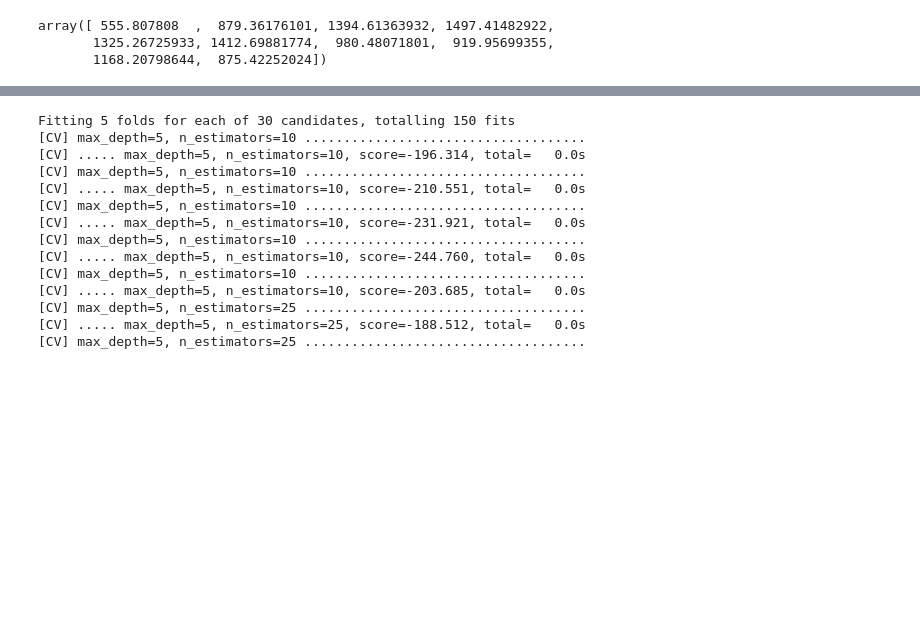
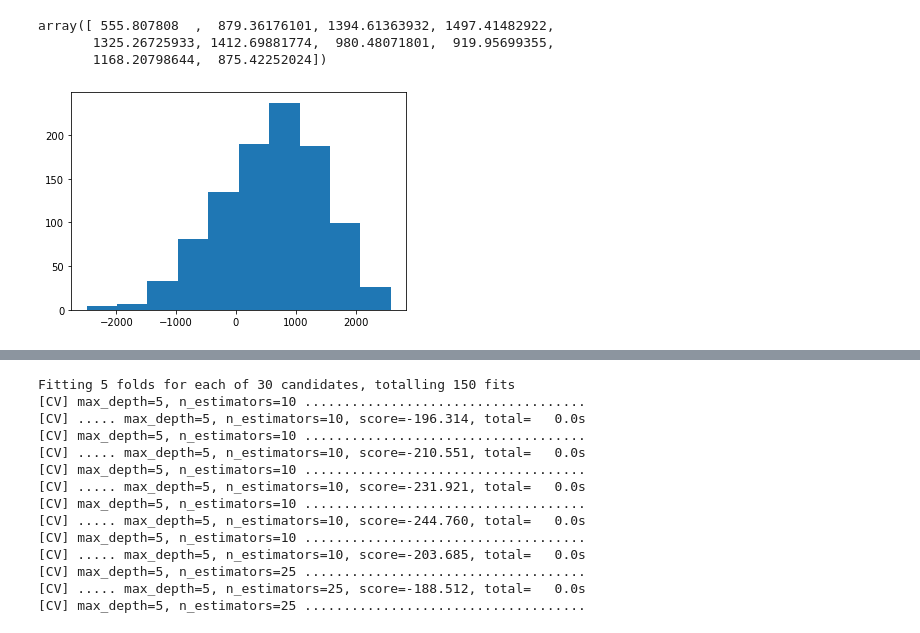
Before and after one commit to PGEHackathon/High-Risk-Low-Return, a Jupyter notebook: ML_scratchPaper.ipynb, the cells around one changed output, grey strips where cells are left out. Drawn from its saved outputs; the diff is of its cells as text; code cells hidden in the pictures; blank space fills up the shorter version.

```diff
--- a/ML_scratchPaper.ipynb
+++ b/ML_scratchPaper.ipynb
@@ -664,8 +651,12 @@ X_test = df_agg_preProducer.copy()
 X.drop(X.columns[np.where(rfecv.support_ == False)[0]], axis=1, inplace=True)
 X_test.drop(X_test.columns[np.where(rfecv.support_ == False)[0]], axis=1, inplace=True)
 
-linearReg = LinearRegression()
+linearReg = LinearRegression(normalize=True)
 print(cross_val_score(linearReg, X, df_agg_merge_producer_target, scoring='neg_mean_absolute_error').mean())
+
+#from sklearn.model_selection import train_test_split
+#X_train, X_test, y_train, y_test = train_test_split(X, df_agg_merge_producer_target, test_size=0.33, random_state=42)
+# Fitting line without spliting test-train gives similar results
 
 linearReg.fit(X, df_agg_merge_producer_target)
 result4 = linearReg.predict(X_test)
@@ -723,0 +717,38 @@ array([ 555.807808  ,  879.36176101, 1394.61363932, 1497.41482922,
+# %%
+## Uncertainty analysis
+import random
+N = 1000      #number of picked point
+predictionALL = []
+keyFeature = ['Depth, m', 'Porosity, fraction', 'Permeability, mD', 'Acoustic Impedance, kg*s/m^2', 'Density, g/cm3',
+             'Compressible velocity, m/s', 'Youngs modulus, GPa', 'Shear modulus, GPa']
+
+for wellNum in range(74, 84):
+
+    if wellNum >= 75:
+        break ##Temp code
+
+    wellName = "Well_no_{}".format(wellNum)
+
+    #masking the data
+    df = df_preProducer_imputed_scale[df_preProducer_imputed_scale["Well_ID"] == wellName]
+
+    #Prediction distribution
+    predictionWell = []
+
+    X_boostrap = np.zeros((N, len(keyFeature)))
+
+    for i in range(len(keyFeature)):
+        ## Select small feature
+        series = df[keyFeature[i]]
+
+        ## Independently draw
+        data = np.random.choice(series.dropna(), N, replace = True)
+
+        X_boostrap[:, i] = data
+
+    yPred = linearReg.predict(X_boostrap)
+
+    plt.figure()
+    plt.hist(yPred)
+# %% [output]
+[figure, added]
```
Also changed, not shown: parts of 25 cells of this notebook, 2 other files.
